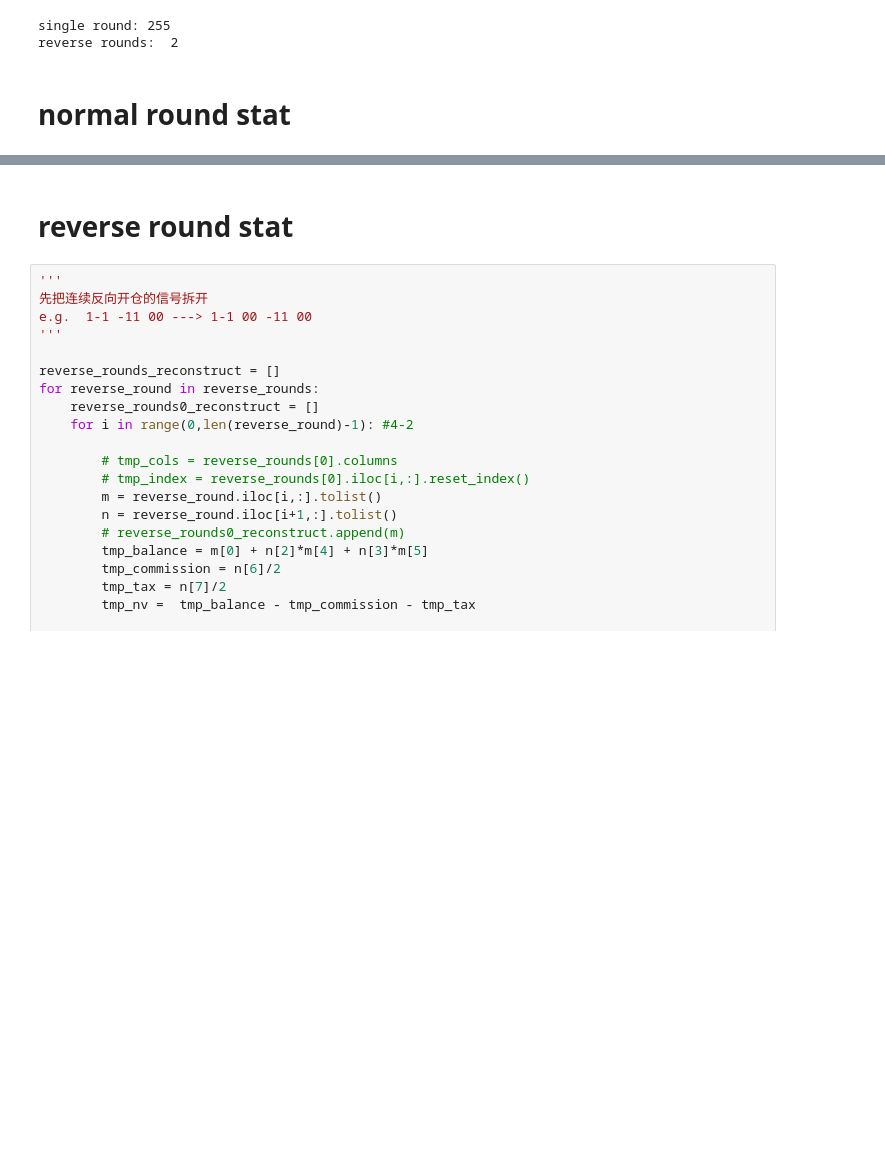
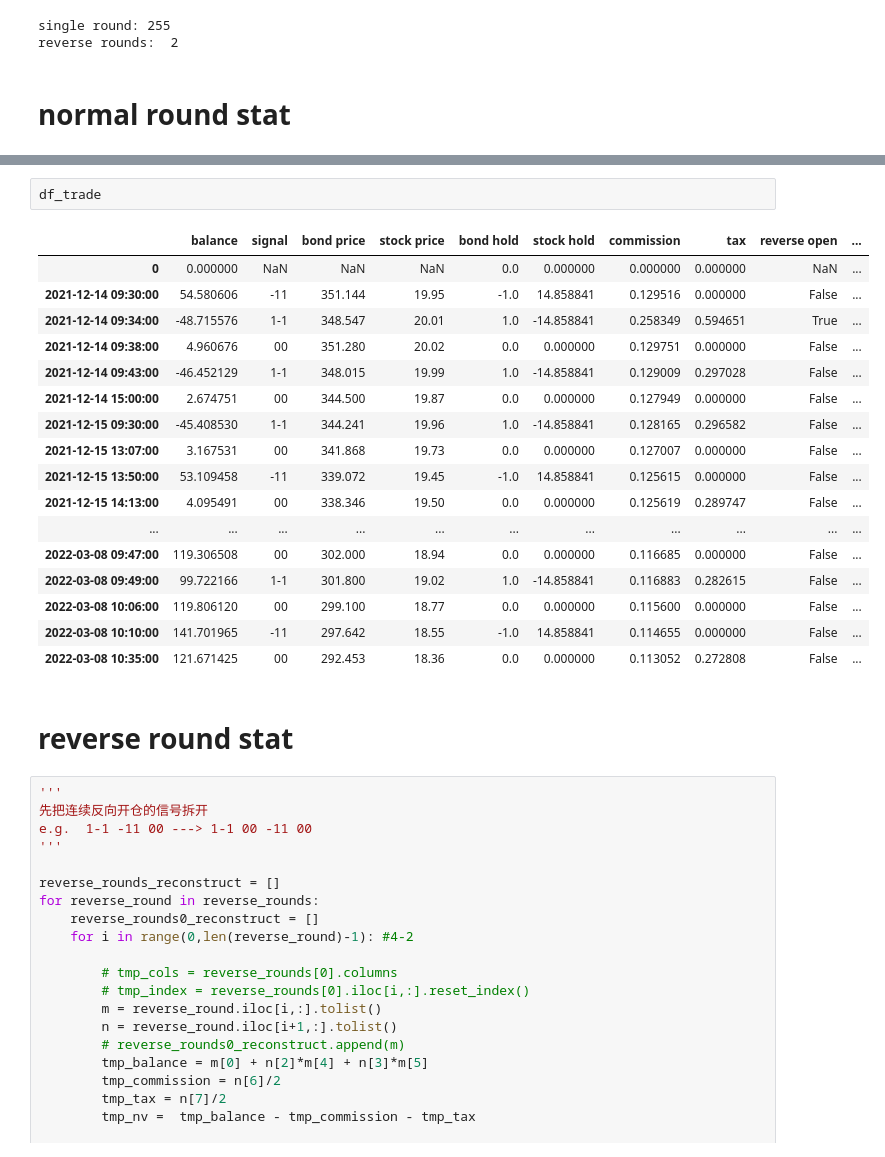
Before and after one commit to PXY11/cms, a Jupyter notebook: backtest_new_2_dev.ipynb, the cells around one changed output, grey strips where cells are left out. Saved outputs shown, nothing was run; the diff lists cells and outputs as text; blank space fills up the shorter version.

```diff
--- a/backtest_new_2_dev.ipynb
+++ b/backtest_new_2_dev.ipynb
@@ -423,3 +465,23 @@ lose profit:  -132.26422323714704
+# %%
+df_trade
+# %% [output]
+|  | balance | signal | bond price | stock price | bond hold | stock hold | commission | tax | reverse open | ... |
+| 0 | 0.000000 | NaN | NaN | NaN | 0.0 | 0.000000 | 0.000000 | 0.000000 | NaN | ... |
+| 2021-12-14 09:30:00 | 54.580606 | -11 | 351.144 | 19.95 | -1.0 | 14.858841 | 0.129516 | 0.000000 | False | ... |
+| 2021-12-14 09:34:00 | -48.715576 | 1-1 | 348.547 | 20.01 | 1.0 | -14.858841 | 0.258349 | 0.594651 | True | ... |
+| 2021-12-14 09:38:00 | 4.960676 | 00 | 351.280 | 20.02 | 0.0 | 0.000000 | 0.129751 | 0.000000 | False | ... |
+| 2021-12-14 09:43:00 | -46.452129 | 1-1 | 348.015 | 19.99 | 1.0 | -14.858841 | 0.129009 | 0.297028 | False | ... |
+| 2021-12-14 15:00:00 | 2.674751 | 00 | 344.500 | 19.87 | 0.0 | 0.000000 | 0.127949 | 0.000000 | False | ... |
+| 2021-12-15 09:30:00 | -45.408530 | 1-1 | 344.241 | 19.96 | 1.0 | -14.858841 | 0.128165 | 0.296582 | False | ... |
+| 2021-12-15 13:07:00 | 3.167531 | 00 | 341.868 | 19.73 | 0.0 | 0.000000 | 0.127007 | 0.000000 | False | ... |
+| 2021-12-15 13:50:00 | 53.109458 | -11 | 339.072 | 19.45 | -1.0 | 14.858841 | 0.125615 | 0.000000 | False | ... |
+| 2021-12-15 14:13:00 | 4.095491 | 00 | 338.346 | 19.50 | 0.0 | 0.000000 | 0.125619 | 0.289747 | False | ... |
+| ... | ... | ... | ... | ... | ... | ... | ... | ... | ... | ... |
+| 2022-03-08 09:47:00 | 119.306508 | 00 | 302.000 | 18.94 | 0.0 | 0.000000 | 0.116685 | 0.000000 | False | ... |
+| 2022-03-08 09:49:00 | 99.722166 | 1-1 | 301.800 | 19.02 | 1.0 | -14.858841 | 0.116883 | 0.282615 | False | ... |
+| 2022-03-08 10:06:00 | 119.806120 | 00 | 299.100 | 18.77 | 0.0 | 0.000000 | 0.115600 | 0.000000 | False | ... |
+| 2022-03-08 10:10:00 | 141.701965 | -11 | 297.642 | 18.55 | -1.0 | 14.858841 | 0.114655 | 0.000000 | False | ... |
+| 2022-03-08 10:35:00 | 121.671425 | 00 | 292.453 | 18.36 | 0.0 | 0.000000 | 0.113052 | 0.272808 | False | ... |
 # %% [markdown]
 # reverse round stat
 # %%
```
Also changed, not shown: parts of 21 cells of this notebook, 6 other files.
